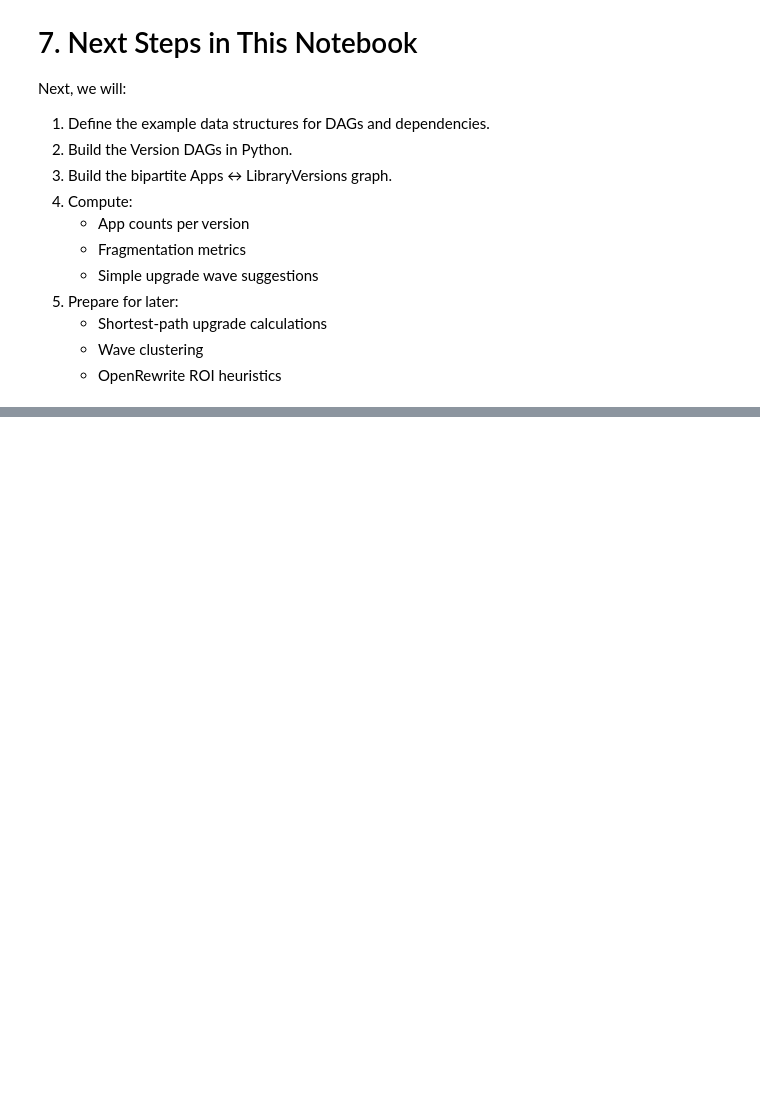
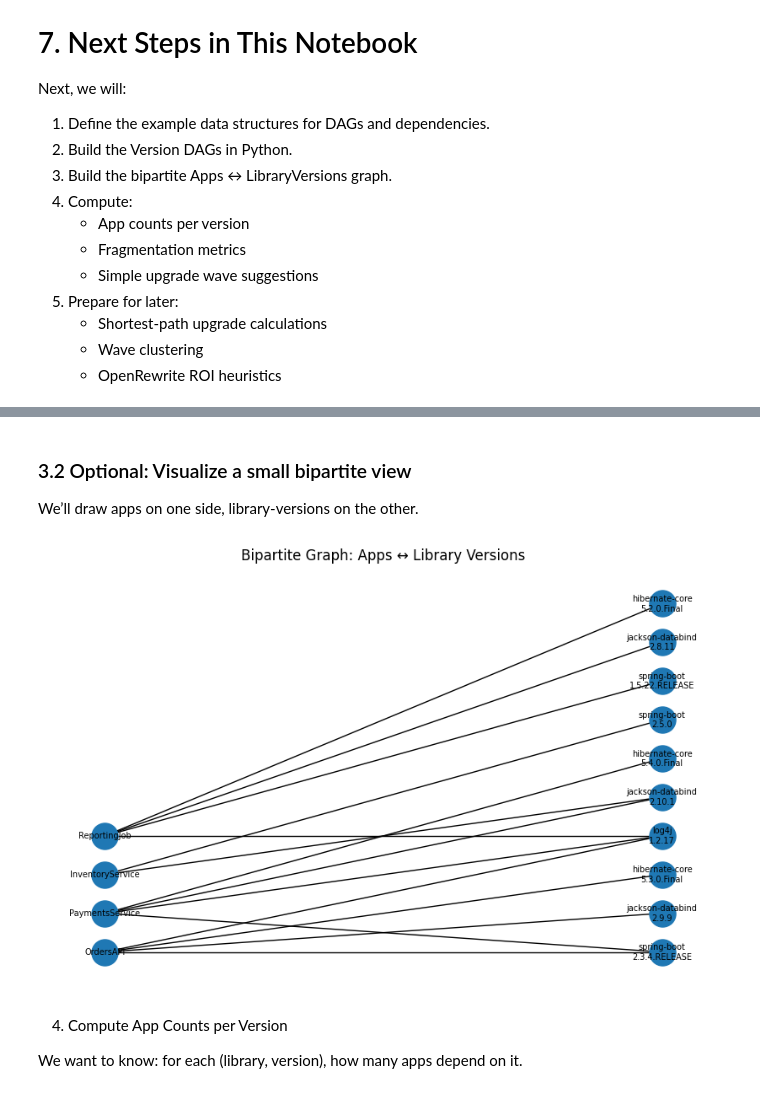
Before and after one commit to senanayake/colab-notebooks, a Jupyter notebook: Graph_Based_Upgrade_Paths.ipynb, the cells around one changed output, grey strips where cells are left out. Cells and saved outputs as stored; diff of their text form; code cells hidden in the pictures; blank space fills up the shorter version.

```diff
--- a/Graph_Based_Upgrade_Paths.ipynb
+++ b/Graph_Based_Upgrade_Paths.ipynb
@@ -271,0 +448,12 @@ Next, we will:
+# %%
+# List library-version nodes and their connected apps
+libver_to_apps = defaultdict(list)
+for node in B.nodes:
+    if node[0] == "libver":
+        for neighbor in B.neighbors(node):
+            if neighbor[0] == "app":
+                libver_to_apps[node].append(neighbor[1])
+
+for libver, apps in libver_to_apps.items():
+    _, lib, ver = libver
+    print(f"{lib}:{ver} is used by apps: {apps}")
@@ -271,0 +471,35 @@ Next, we will:
+# %% [markdown]
+### 3.2 Optional: Visualize a small bipartite view
+
+We’ll draw apps on one side, library-versions on the other.
+# %%
+plt.figure(figsize=(8, 5))
+
+# Separate nodes by type
+apps = [n for n in B.nodes if n[0] == "app"]
+libvers = [n for n in B.nodes if n[0] == "libver"]
+
+pos = {}
+pos.update((node, (0, i)) for i, node in enumerate(apps))      # x=0
+pos.update((node, (1, i)) for i, node in enumerate(libvers))   # x=1
+
+nx.draw(B, pos, with_labels=False, node_size=500)
+
+# Add simple labels
+for node, (x, y) in pos.items():
+    if node[0] == "app":
+        label = node[1]
+    else:
+        _, lib, ver = node
+        label = f"{lib}\n{ver}"
+    plt.text(x, y, label, fontsize=7, ha="center", va="center")
+
+plt.title("Bipartite Graph: Apps ↔ Library Versions")
+plt.axis("off")
+plt.show()
+# %% [output]
+[figure, added]
+# %% [markdown]
+4. Compute App Counts per Version
+
+We want to know: for each (library, version), how many apps depend on it.
```
Also changed, not shown: parts of 14 cells of this notebook.
